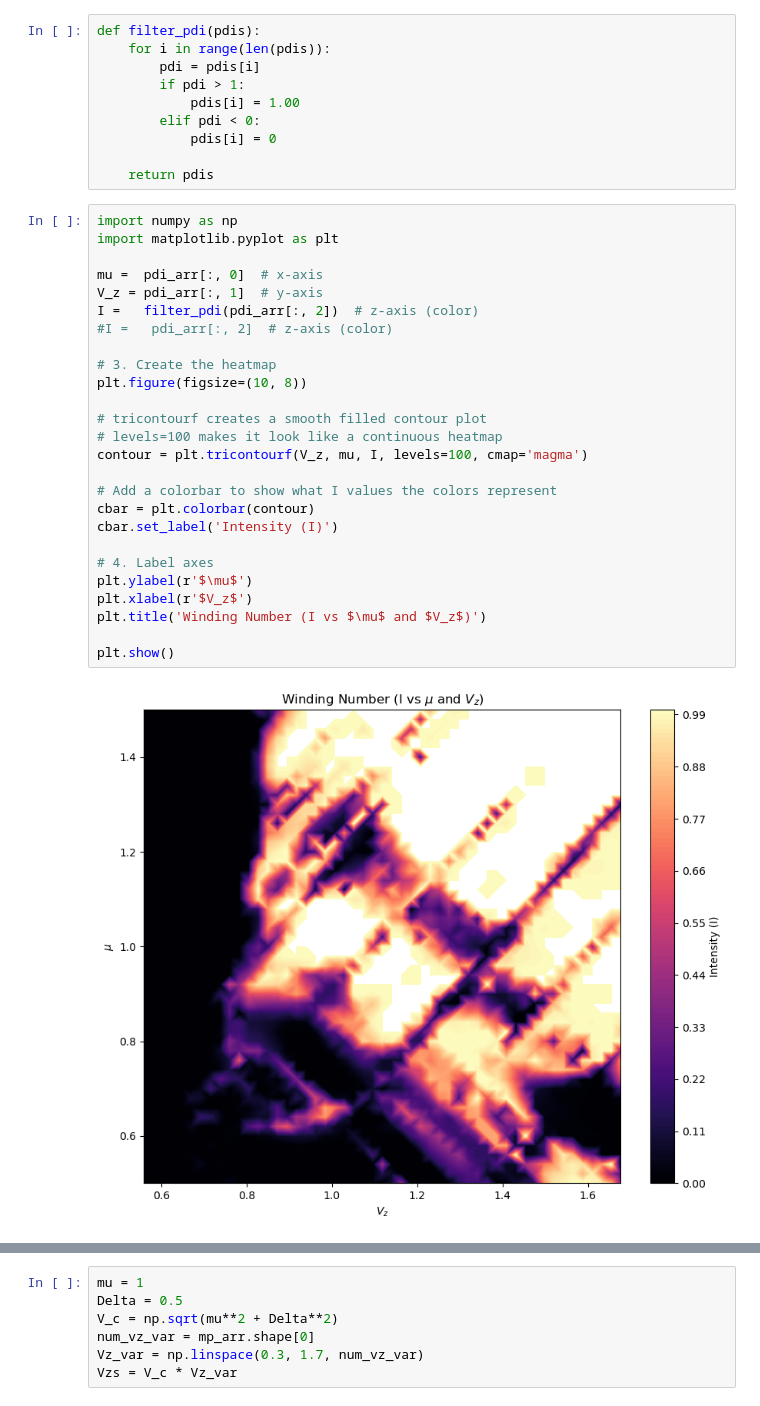
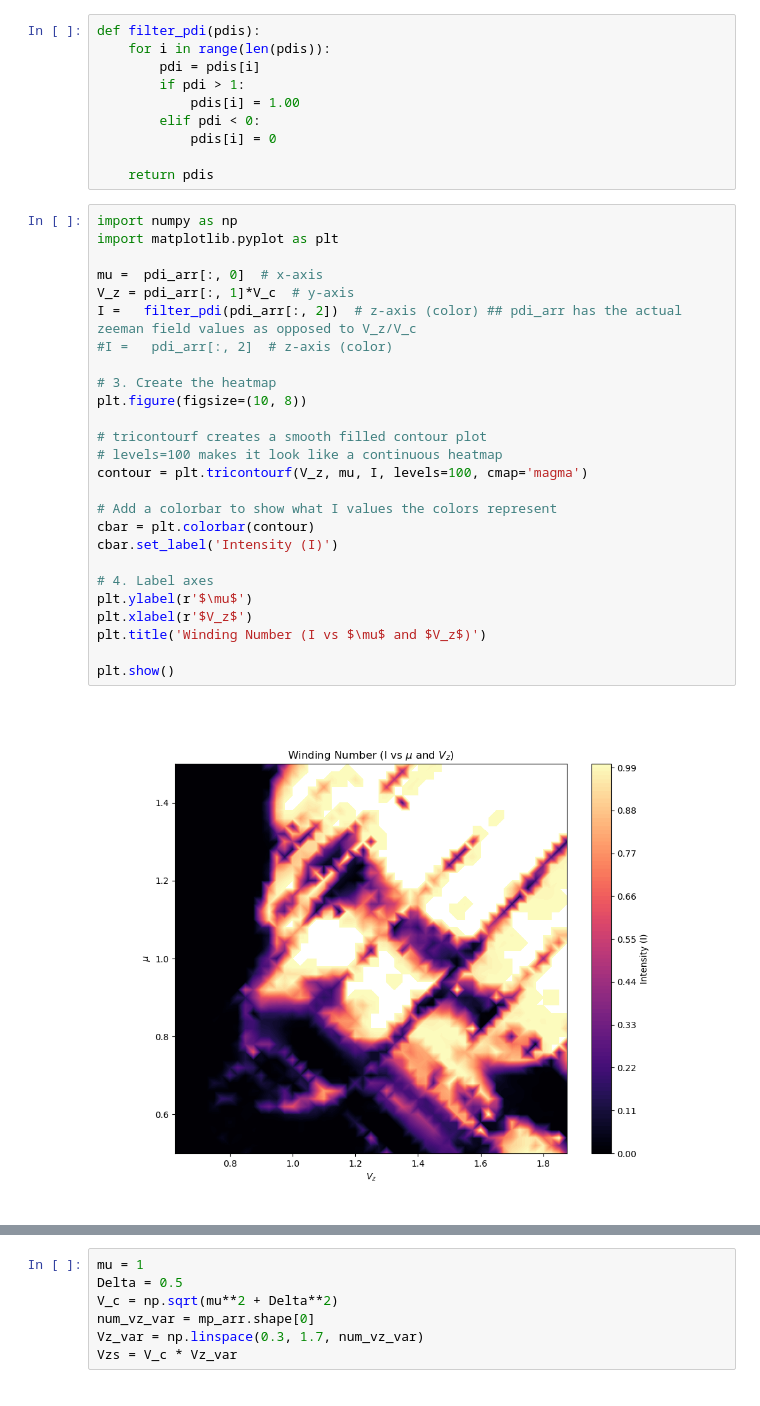
Before and after one commit to polianahp/Nonlocality-of-local-Andreev-conductances-as-a-probe-for-topological-Majorana-wires, a Jupyter notebook: plotting.ipynb, the cells around one changed output, grey strips where cells are left out. Saved outputs shown, nothing was run; the diff lists cells and outputs as text.

Commit message:
minor bug fixes
forgot to remove the critical field data array as an input. This no longer makes sense as an axis since I am varying mu. Re running to make sure this isnt effecting results.

```diff
--- a/plotting.ipynb
+++ b/plotting.ipynb
@@ -65,28 +69,28 @@ def filter_pdi(pdis):
 # %%
 import numpy as np
 import matplotlib.pyplot as plt
 
 mu =  pdi_arr[:, 0]  # x-axis
-V_z = pdi_arr[:, 1]  # y-axis
-I =   filter_pdi(pdi_arr[:, 2])  # z-axis (color)
+V_z = pdi_arr[:, 1]*V_c  # y-axis
+I =   filter_pdi(pdi_arr[:, 2])  # z-axis (color) ## pdi_arr has the actual zeeman field values as opposed to V_z/V_c
 #I =   pdi_arr[:, 2]  # z-axis (color)
 
 # 3. Create the heatmap
 plt.figure(figsize=(10, 8))
 
 # tricontourf creates a smooth filled contour plot
 # levels=100 makes it look like a continuous heatmap
 contour = plt.tricontourf(V_z, mu, I, levels=100, cmap='magma')
 
 # Add a colorbar to show what I values the colors represent
 cbar = plt.colorbar(contour)
 cbar.set_label('Intensity (I)')
 
 # 4. Label axes
 plt.ylabel(r'$\mu$')
 plt.xlabel(r'$V_z$')
 plt.title('Winding Number (I vs $\mu$ and $V_z$)')
 
 plt.show()
 # %% [output]
-[figure, old version]
+[figure, new version]
```
Also changed, not shown: parts of 13 cells of this notebook, 4 other files.
